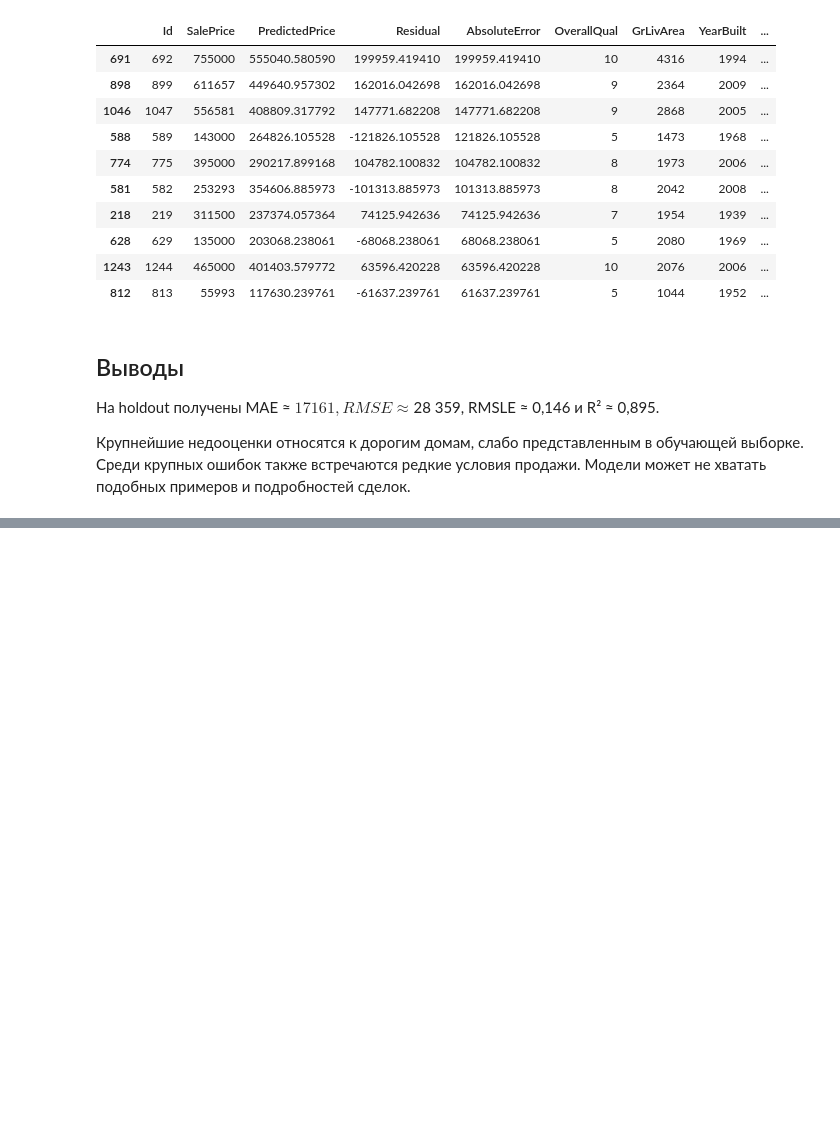
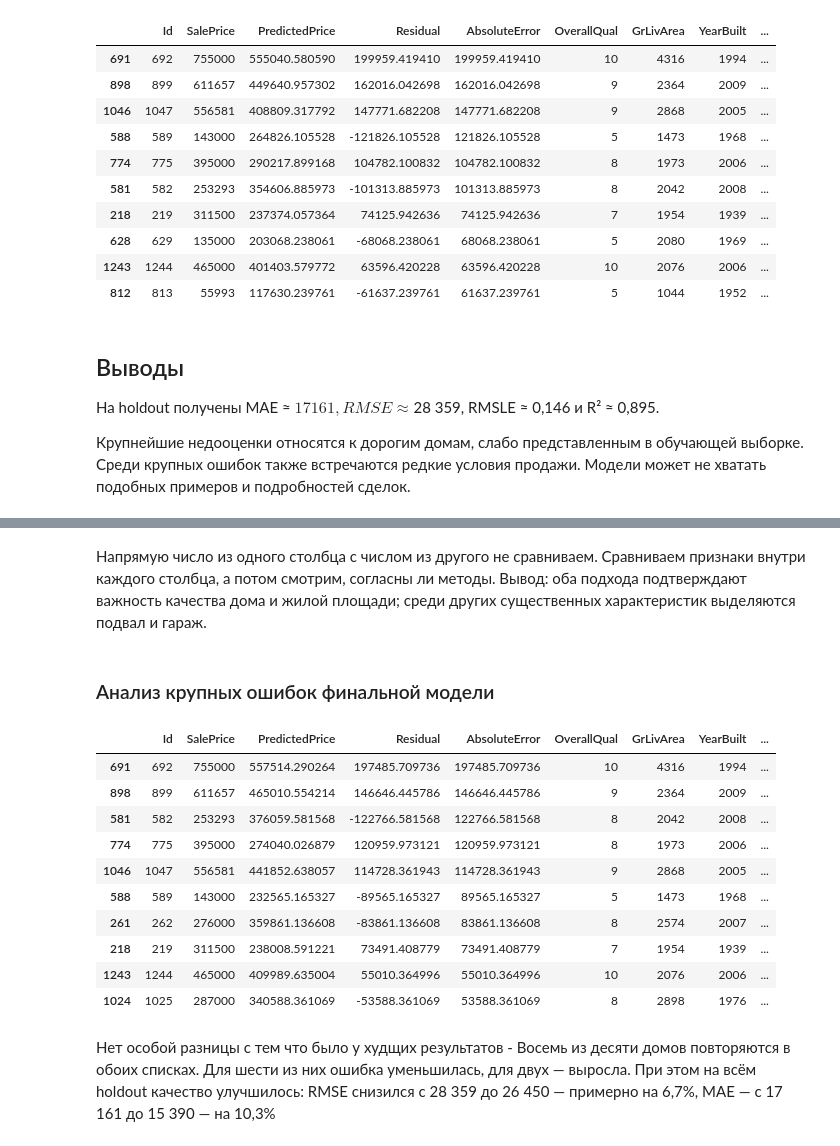
Before and after one commit to nanosecops/house-prices, a Jupyter notebook: house_prices.ipynb, the cells around one changed output, grey strips where cells are left out. Saved outputs shown, nothing was run; the diff lists cells and outputs as text; code cells hidden in the pictures; blank space fills up the shorter version.

```diff
--- a/house_prices.ipynb
+++ b/house_prices.ipynb
@@ -1044,0 +1218,15 @@ RMSLE ≈ 0,146 и R² ≈ 0,895.
+# %%
+final_model_cb = Pipeline([
+    ("prep", preprocess_w_one_hot),
+    ("model", cb.set_params(**studies["CatBoostRegressor + one-hot"].best_params)), #распаковываем словарь в именнованые аргументы
+])
+final_model_cb.fit(X_train, Y_train)
+Y_pred_cb = final_model_cb.predict(X_val)
+
+holdout_metrics_cb = pd.Series({
+    "MAE": mean_absolute_error(Y_val, Y_pred_cb),
+    "RMSE": root_mean_squared_error(Y_val, Y_pred_cb),
+    "RMSLE": root_mean_squared_log_error(Y_val, Y_pred_cb),
+    "R2": r2_score(Y_val, Y_pred_cb),
+}, name="CatBoost + one-hot: holdout")
+display(holdout_metrics_cb.to_frame().round(3))
@@ -1044,0 +1303,22 @@ RMSLE ≈ 0,146 и R² ≈ 0,895.
+# %% [markdown]
+Напрямую число из одного столбца с числом из другого не сравниваем. Сравниваем признаки внутри каждого столбца, а потом смотрим, согласны ли методы.
+Вывод: оба подхода подтверждают важность качества дома и жилой площади; среди других существенных характеристик выделяются подвал и гараж.
+# %% [markdown]
+### Анализ крупных ошибок финальной модели
+# %%
+errors_cb = show_largest_errors(X_val, Y_val, Y_pred_cb)
+# %% [output]
+|  | Id | SalePrice | PredictedPrice | Residual | AbsoluteError | OverallQual | GrLivArea | YearBuilt | ... |
+| 691 | 692 | 755000 | 557514.290264 | 197485.709736 | 197485.709736 | 10 | 4316 | 1994 | ... |
+| 898 | 899 | 611657 | 465010.554214 | 146646.445786 | 146646.445786 | 9 | 2364 | 2009 | ... |
+| 581 | 582 | 253293 | 376059.581568 | -122766.581568 | 122766.581568 | 8 | 2042 | 2008 | ... |
+| 774 | 775 | 395000 | 274040.026879 | 120959.973121 | 120959.973121 | 8 | 1973 | 2006 | ... |
+| 1046 | 1047 | 556581 | 441852.638057 | 114728.361943 | 114728.361943 | 9 | 2868 | 2005 | ... |
+| 588 | 589 | 143000 | 232565.165327 | -89565.165327 | 89565.165327 | 5 | 1473 | 1968 | ... |
+| 261 | 262 | 276000 | 359861.136608 | -83861.136608 | 83861.136608 | 8 | 2574 | 2007 | ... |
+| 218 | 219 | 311500 | 238008.591221 | 73491.408779 | 73491.408779 | 7 | 1954 | 1939 | ... |
+| 1243 | 1244 | 465000 | 409989.635004 | 55010.364996 | 55010.364996 | 10 | 2076 | 2006 | ... |
+| 1024 | 1025 | 287000 | 340588.361069 | -53588.361069 | 53588.361069 | 8 | 2898 | 1976 | ... |
+# %% [markdown]
+Нет особой разницы с тем что было у худщих результатов - Восемь из десяти домов повторяются в обоих списках. Для шести из них ошибка уменьшилась, для двух — выросла.
+При этом на всём holdout качество улучшилось: RMSE снизился с 28 359 до 26 450 — примерно на 6,7%, MAE — с 17 161 до 15 390 — на 10,3%
```
Also changed, not shown: parts of 22 cells of this notebook.
